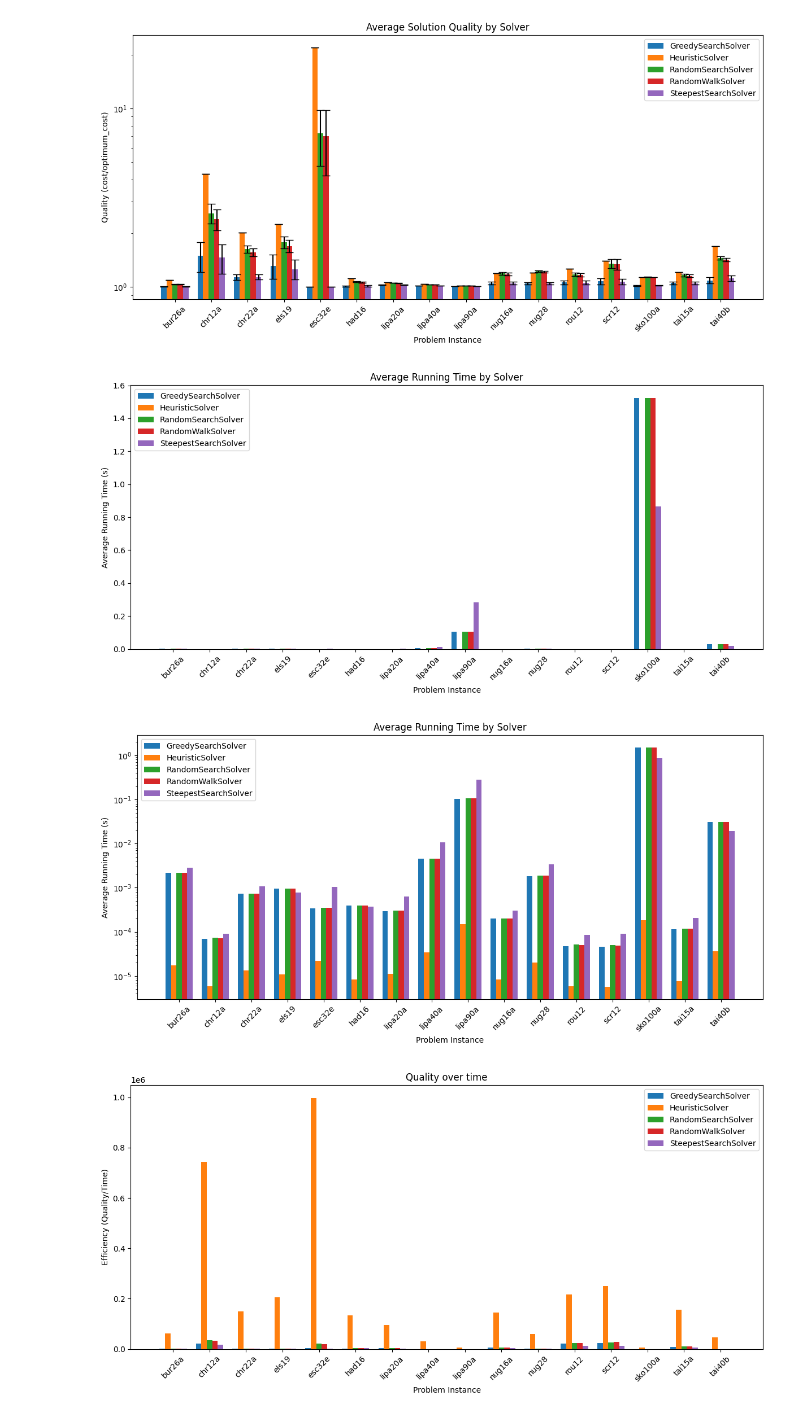
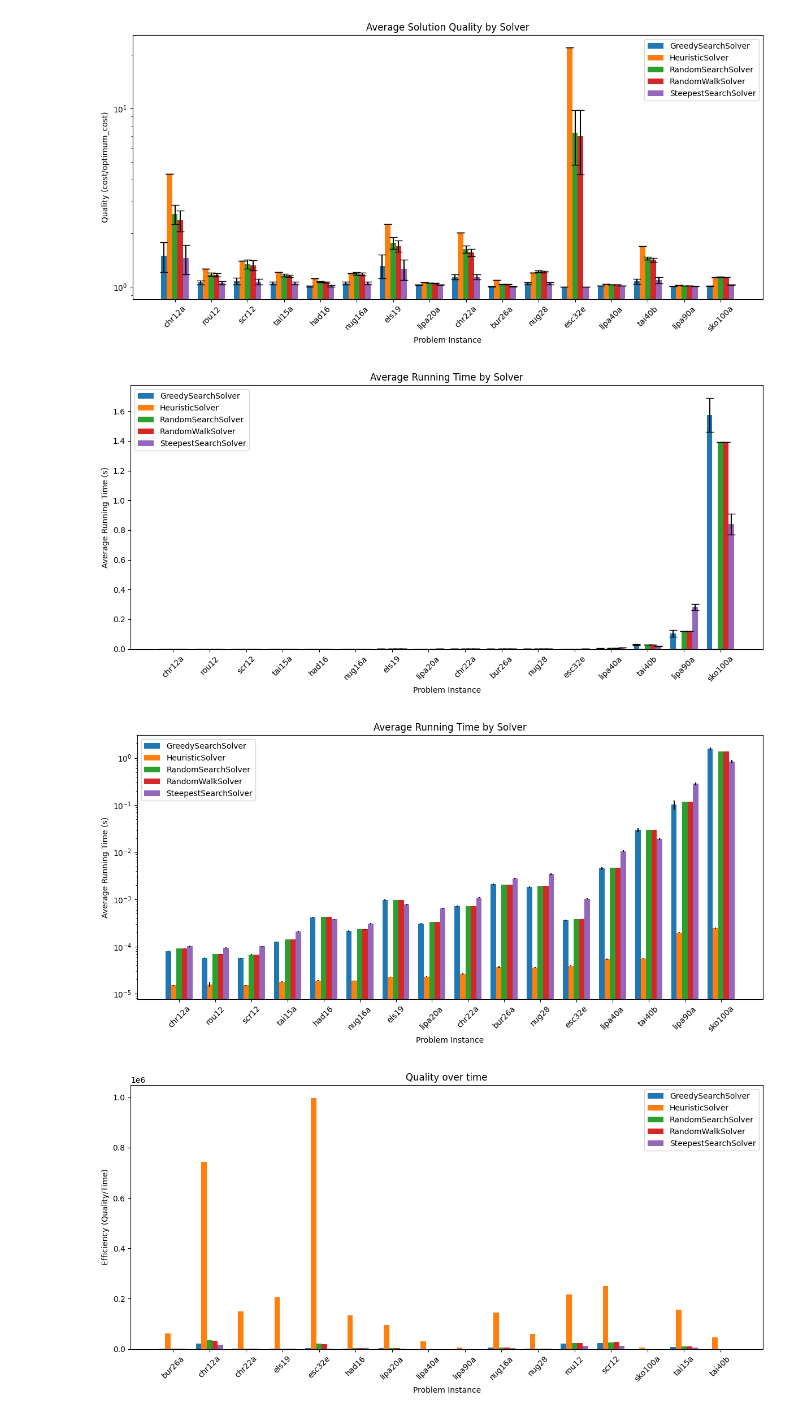
Before and after one commit to krzysztof-m-w/BIA, a Jupyter notebook: result_analysis.ipynb, the cells around one changed output. Cells and saved outputs as stored; diff of their text form; code cells hidden in the pictures.

Commit message:
reoreder x axis on plots

```diff
--- a/result_analysis.ipynb
+++ b/result_analysis.ipynb
@@ -92,3 +92,6 @@ avg_steps.head()
+# %%
+avg_steps = get_result_table_average("step_count")
+problem_order = sorted(avg_steps.index, key=lambda x: int(''.join(filter(str.isdigit, x))))
 # %%
 def get_result_table_with_std(statistic_name: str):
     """Get mean and std of a statistic across solutions for each solver and problem"""
@@ -120,6 +123,9 @@ quality_stds = stds_cost / optimum
 plt.figure(figsize=(12, 6))
 bar_width = 0.15
 index = np.arange(len(quality_means.index))
+
+quality_means = quality_means.reindex(problem_order)
+quality_stds = quality_stds.reindex(problem_order)
 
 for i, solver in enumerate(quality_means.columns):
     plt.bar(index + i * bar_width,
@@ -147,6 +153,9 @@ quality_stds = stds_cost / optimum
 plt.figure(figsize=(12, 6))
 bar_width = 0.15
 index = np.arange(len(quality_means.index))
+
+quality_means = quality_means.reindex(problem_order)
+quality_stds = quality_stds.reindex(problem_order)
 
 for i, solver in enumerate(quality_means.columns):
     plt.bar(index + i * bar_width,
@@ -165,16 +174,19 @@ plt.legend()
 plt.tight_layout()
 plt.show()
 # %% [output]
-[figure, old version]
+[figure, new version]
 # %%
-means_time = get_result_table("avg_time")
+means_time, std_time = get_result_table_with_std("avg_time")
+
+means_time = means_time.reindex(problem_order)
+std_time = std_time.reindex(problem_order)
 
 plt.figure(figsize=(12, 6))
 for i, solver in enumerate(means_time.columns):
     plt.bar(index + i * bar_width,
             means_time[solver],
             bar_width,
-
+            yerr=std_time[solver],
             label=solver,
             capsize=5)
 
@@ -186,30 +198,34 @@ plt.legend()
 plt.tight_layout()
 plt.show()
 # %% [output]
-[figure, old version]
+[figure, new version]
 # %%
-means_time = get_result_table("avg_time")
+means_time, std_time = get_result_table_with_std("avg_time")
+
+means_time = means_time.reindex(problem_order)
+std_time = std_time.reindex(problem_order)
 
 plt.figure(figsize=(12, 6))
 bar_width = 0.15
 index = np.arange(len(means_time.index))
 
 for i, solver in enumerate(means_time.columns):
     plt.bar(index + i * bar_width,
             means_time[solver],
             bar_width,
+            yerr=std_time[solver],
             label=solver)
 
 plt.xlabel('Problem Instance')
 plt.ylabel('Average Running Time (s)')
 plt.title('Average Running Time by Solver')
 plt.xticks(index + bar_width * 2, means_time.index, rotation=45)
 plt.yscale('log')  # Set log scale for y-axis
 plt.legend()
 plt.tight_layout()
 plt.show()
 # %% [output]
-[figure, old version]
+[figure, new version]
 # %%
 
 efficiency_means = quality_means / means_time
```
Also changed, not shown: parts of 10 cells of this notebook, 1 other file.
